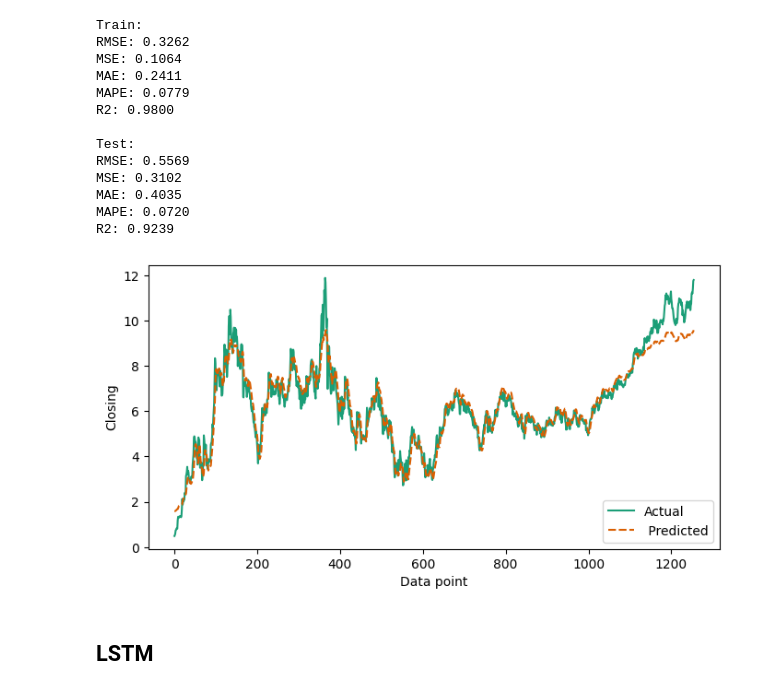
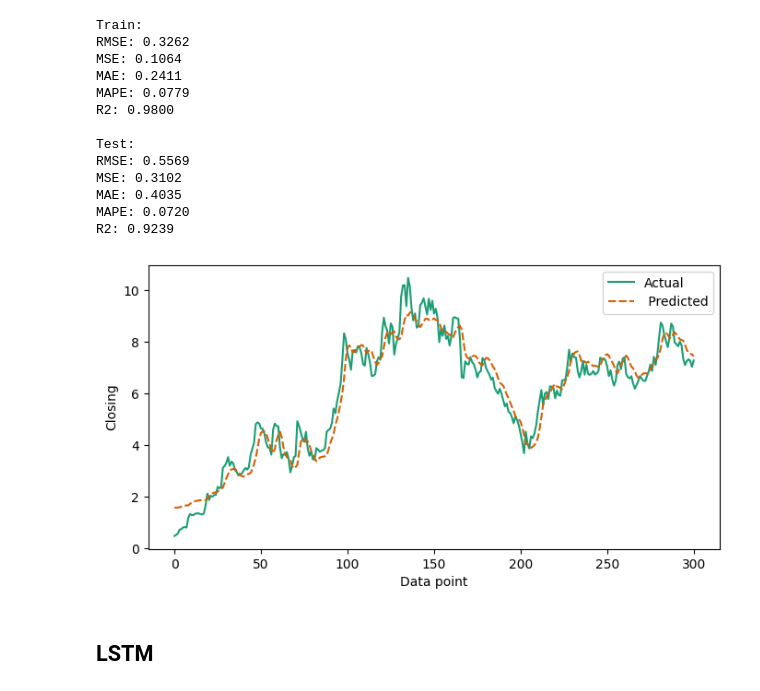
Before and after one commit to ThienNguyen3001/Stock-Price-Prediction-RNN-LSTM-GRU, a Jupyter notebook: stock_price_predict.ipynb, the cells around one changed output. Cells and saved outputs as stored; diff of their text form; code cells hidden in the pictures.

```diff
--- a/stock_price_predict.ipynb
+++ b/stock_price_predict.ipynb
@@ -607,18 +607,18 @@ gru_test_plot.columns = ['Actual', ' Predicted']
 # %%
 # fig, axes = plt.subplots(1, 2, sharex = False, figsize = (13,6))
 # fig.suptitle('Actual vs predicted prices for all models')
 
 # gru_training_plot = sns.lineplot(ax = axes[0], data = gru_train_plot)
 # gru_training_plot.set_title('GRU (training)')
 # gru_training_plot.set_xlabel('Data point')
 # gru_training_plot.set_ylabel('Closing')
 
-gru_testing_plot = sns.lineplot(data = gru_test_plot)
+gru_testing_plot = sns.lineplot(data = gru_test_plot[0:301])
 # gru_testing_plot.set_title('GRU (testing)')
 gru_testing_plot.set_xlabel('Data point')
 gru_testing_plot.set_ylabel('Closing');
 # %% [output]
-[figure, old version]
+[figure, new version]
 # %% [markdown]
 ## LSTM
 # %%
```
Also changed, not shown: parts of 5 cells of this notebook.
